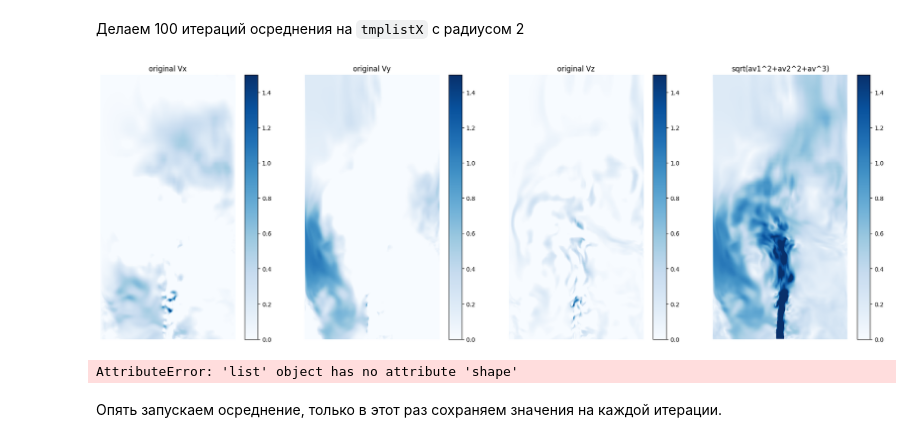
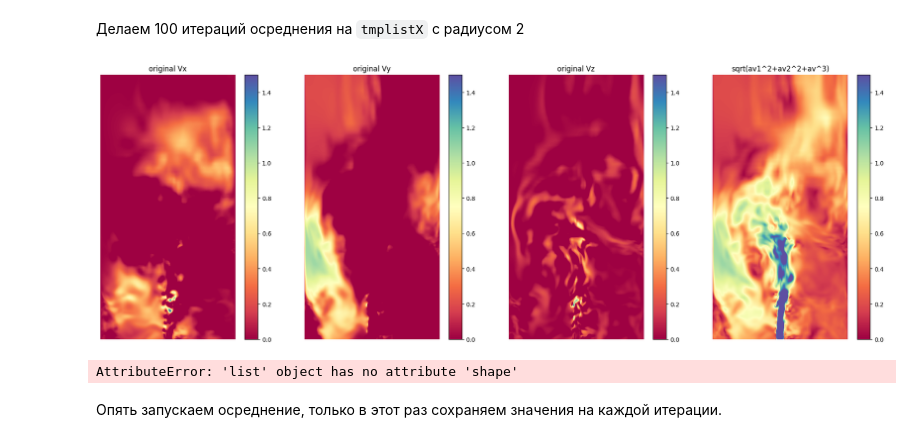
Before and after one commit to germanFid/FieldAveraging, a Jupyter notebook: playground.ipynb, the cells around one changed output. Cells and saved outputs as stored; diff of their text form; code cells hidden in the pictures.

```diff
--- a/playground.ipynb
+++ b/playground.ipynb
@@ -78,15 +78,15 @@ def plot_figures_in_row(figures, titles=None, xlabels=None, ylabels=None, show_a
             ax = axs[row, col]
         if show_axes:
             if normalize is not None:
-                im = ax.imshow(figures[i], cmap='Viridis', interpolation='bilinear', vmin=normalize[0], vmax=normalize[1])
+                im = ax.imshow(figures[i], cmap='Spectral', interpolation='bilinear', vmin=normalize[0], vmax=normalize[1])
             else:
-                im = ax.imshow(figures[i], cmap='Viridis')
+                im = ax.imshow(figures[i], cmap='Spectral')
         else:
             if normalize is not None:
-                im = ax.imshow(figures[i], cmap='Viridis', interpolation='bilinear', vmin=normalize[0], vmax=normalize[1])
+                im = ax.imshow(figures[i], cmap='Spectral', interpolation='bilinear', vmin=normalize[0], vmax=normalize[1])
                 ax.set_axis_off()
             else:
-                im = ax.imshow(figures[i], cmap='Viridis', interpolation='bilinear')
+                im = ax.imshow(figures[i], cmap='Spectral', interpolation='bilinear')
                 ax.set_axis_off()
         if titles is not None:
             ax.set_title(titles[i])
@@ -129,6 +129,10 @@ all_coord_mod = calculate_module_of_arrays((tmplistX, tmplistY, tmplistZ))
 tmplistX = np.array(tmplistX)
 tmplistY = np.array(tmplistY)
 tmplistZ = np.array(tmplistZ)
+
+av1 = tmplistX
+av2 = tmplistY
+av3 = tmplistZ
 
 graphics = []
 graphics.append(tmplistX)
@@ -164,34 +168,34 @@ plot_figures_in_row(graphics, titles=titles, figsize=figsize, show_axes=show_axe
 for i in range(200):
     av1 = basic_2d_array_averaging(av1, av_radius)
     av2 = basic_2d_array_averaging(av2, av_radius)
     av3 = basic_2d_array_averaging(av3, av_radius)
 all_coord_mod = calculate_module_of_arrays((av1, av2, av3))
 
 print('поле при '+str(i+101)+"'й итерации")
 graphics = []
 graphics.append(av1)
 graphics.append(av2)
 graphics.append(av3)
 graphics.append(all_coord_mod)
 
 plot_figures_in_row(graphics, titles=titles, figsize=figsize, show_axes=show_axes, show_colorbar=show_colorbar, font_size=font_size, subplot_widths=subplot_widths, normalize=normalize)
 
 for i in range(200):
     av1 = basic_2d_array_averaging(av1, av_radius)
     av2 = basic_2d_array_averaging(av2, av_radius)
     av3 = basic_2d_array_averaging(av3, av_radius)
 all_coord_mod = calculate_module_of_arrays((av1, av2, av3))
 
 print('поле при '+str(i+301)+"'й итерации")
 graphics = []
 graphics.append(av1)
 graphics.append(av2)
 graphics.append(av3)
 graphics.append(all_coord_mod)
 
 plot_figures_in_row(graphics, titles=titles, figsize=figsize, show_axes=show_axes, show_colorbar=show_colorbar, font_size=font_size, subplot_widths=subplot_widths, normalize=normalize)
 # %% [output]
-[figure, old version]
+[figure, new version]
 AttributeError: 'list' object has no attribute 'shape'
 # %% [markdown]
 Опять запускаем осреднение, только в этот раз сохраняем значения на каждой итерации.
```
Also changed, not shown: 1 other file.
